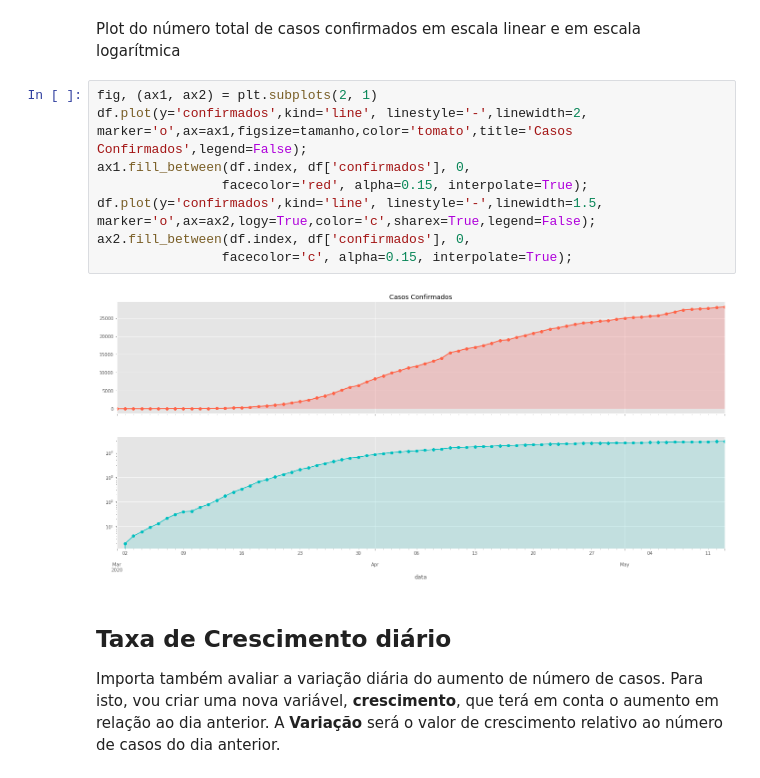
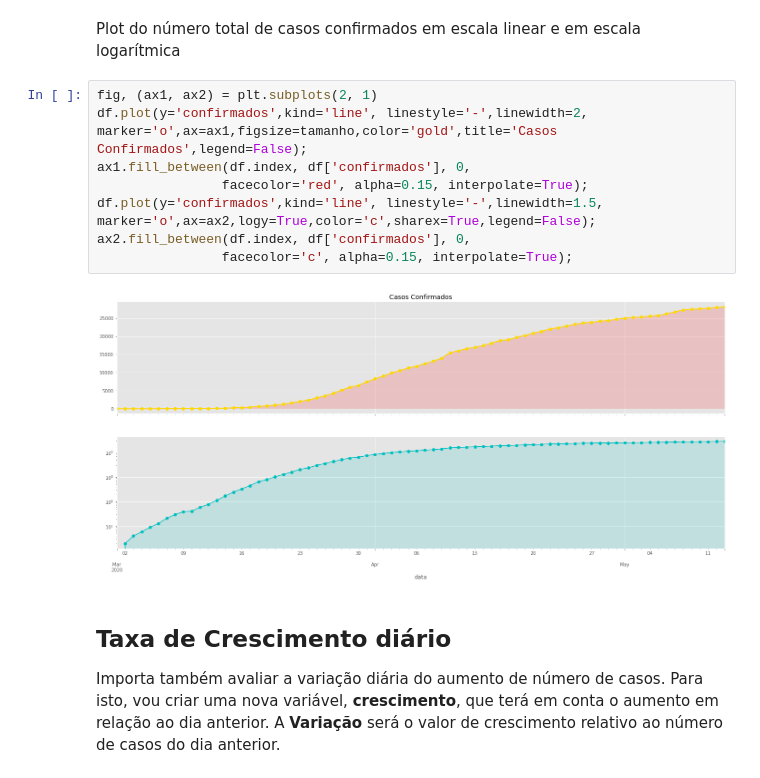
Before and after one commit to hmgfaria/covid19_Learning, a Jupyter notebook: COVID19Portugal.ipynb, the cells around one changed output. Saved outputs shown, nothing was run; the diff lists cells and outputs as text.

```diff
--- a/COVID19Portugal.ipynb
+++ b/COVID19Portugal.ipynb
@@ -34,14 +34,14 @@ df.drop('data_dados', axis=1).diff().tail(1)
 Plot do número total de casos confirmados em escala linear e em escala logarítmica
 # %%
 fig, (ax1, ax2) = plt.subplots(2, 1)
-df.plot(y='confirmados',kind='line', linestyle='-',linewidth=2, marker='o',ax=ax1,figsize=tamanho,color='tomato',title='Casos Confirmados',legend=False);
+df.plot(y='confirmados',kind='line', linestyle='-',linewidth=2, marker='o',ax=ax1,figsize=tamanho,color='gold',title='Casos Confirmados',legend=False);
 ax1.fill_between(df.index, df['confirmados'], 0,
                 facecolor='red', alpha=0.15, interpolate=True);
 df.plot(y='confirmados',kind='line', linestyle='-',linewidth=1.5, marker='o',ax=ax2,logy=True,color='c',sharex=True,legend=False);
 ax2.fill_between(df.index, df['confirmados'], 0,
                 facecolor='c', alpha=0.15, interpolate=True);
 # %% [output]
-[figure, old version]
+[figure, new version]
 # %% [markdown]
 ## Taxa de Crescimento diário
 Importa também avaliar a variação diária do aumento de número de casos.
```
Also changed, not shown: 1 other file.
